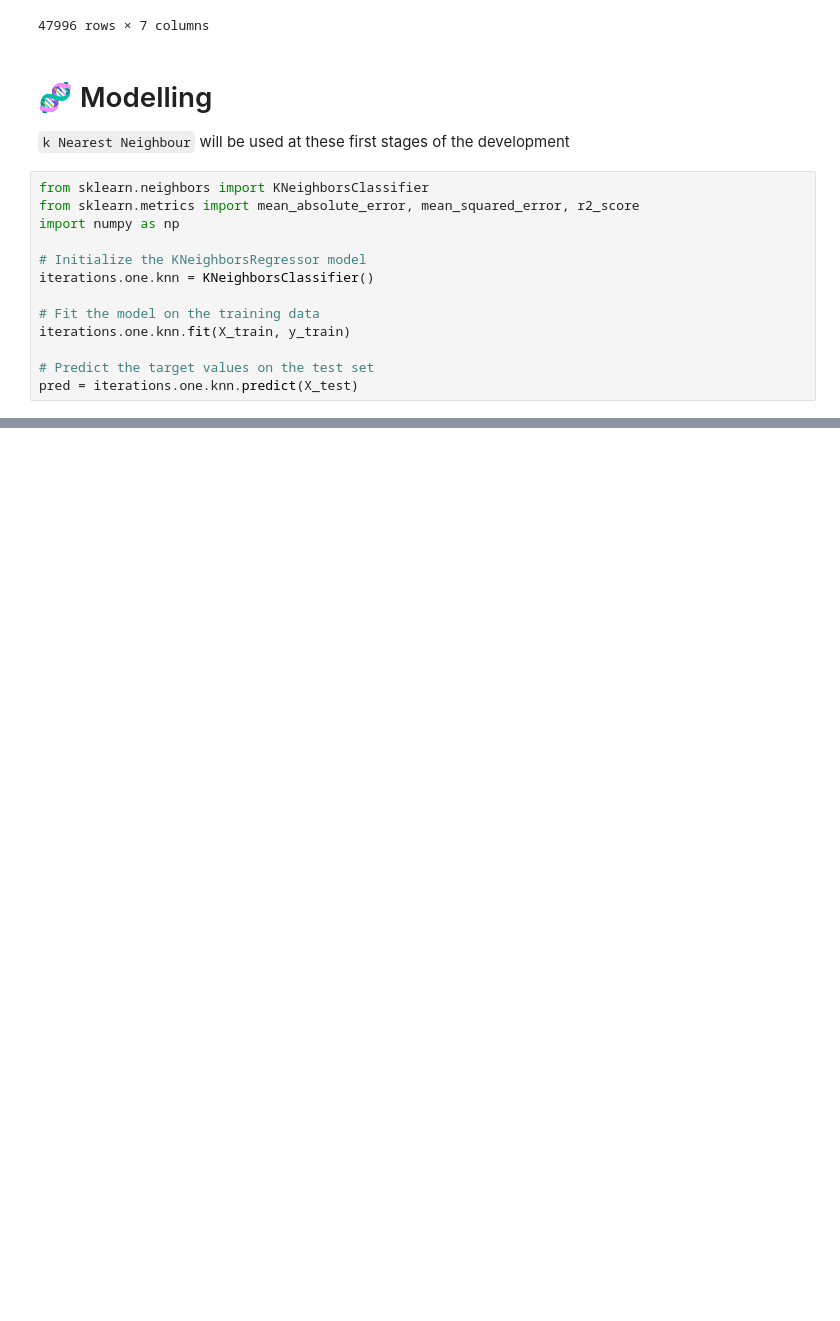
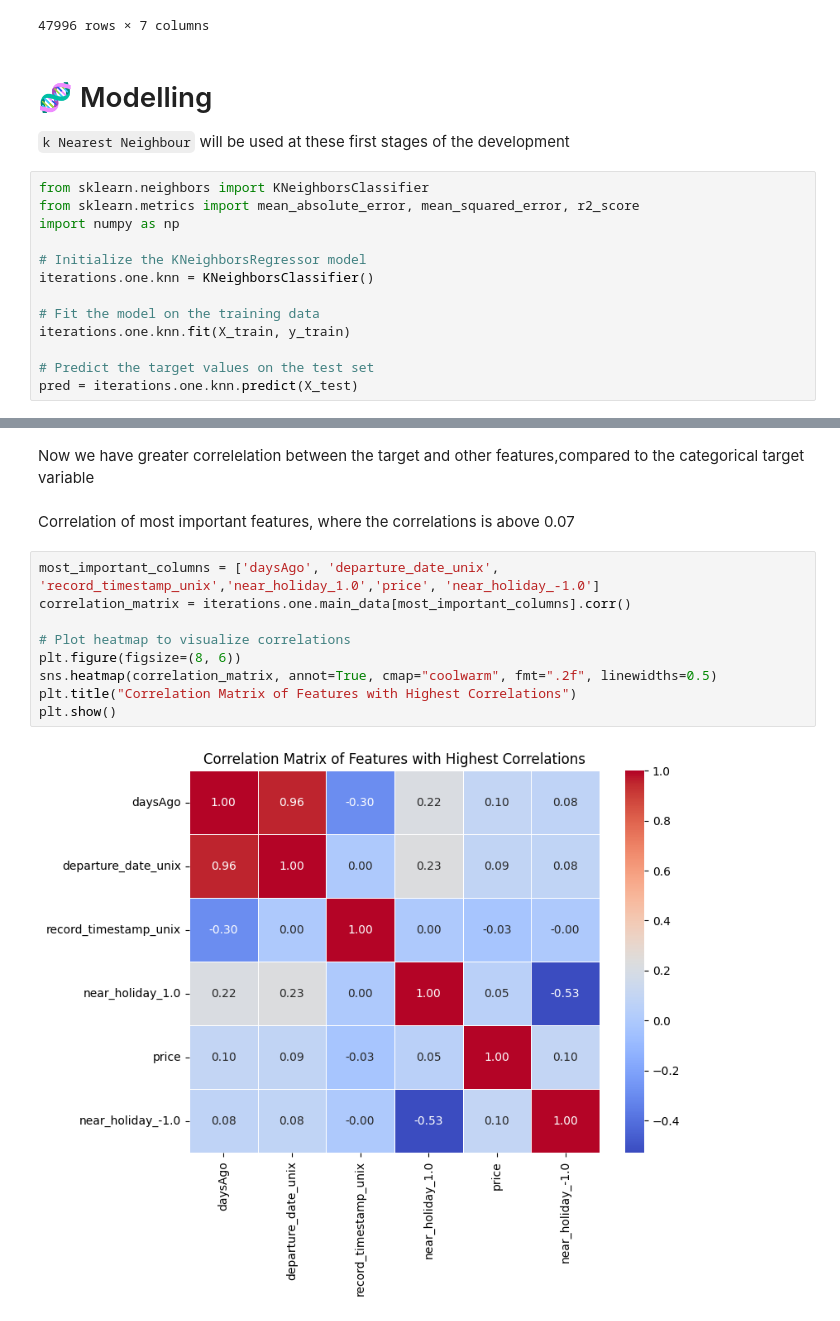
Before and after one commit to Boyan-Apostolov/Flight-Prices-Predicitons, a Jupyter notebook: flights_prices_predictions.ipynb, the cells around one changed output, grey strips where cells are left out. Cells and saved outputs as stored; diff of their text form; blank space fills up the shorter version.

```diff
--- a/flights_prices_predictions.ipynb
+++ b/flights_prices_predictions.ipynb
@@ -658,0 +729,15 @@ plt.show()
+# %% [markdown]
+Now we have greater correlelation between the target and other features,compared to the categorical target variable
+# %% [markdown]
+Correlation of most important features, where the correlations is above 0.07
+# %%
+most_important_columns = ['daysAgo', 'departure_date_unix', 'record_timestamp_unix','near_holiday_1.0','price', 'near_holiday_-1.0']
+correlation_matrix = iterations.one.main_data[most_important_columns].corr()
+
+# Plot heatmap to visualize correlations
+plt.figure(figsize=(8, 6))
+sns.heatmap(correlation_matrix, annot=True, cmap="coolwarm", fmt=".2f", linewidths=0.5)
+plt.title("Correlation Matrix of Features with Highest Correlations")
+plt.show()
+# %% [output]
+[figure, added]
```
Also changed, not shown: parts of 40 cells of this notebook, 2 other files.
